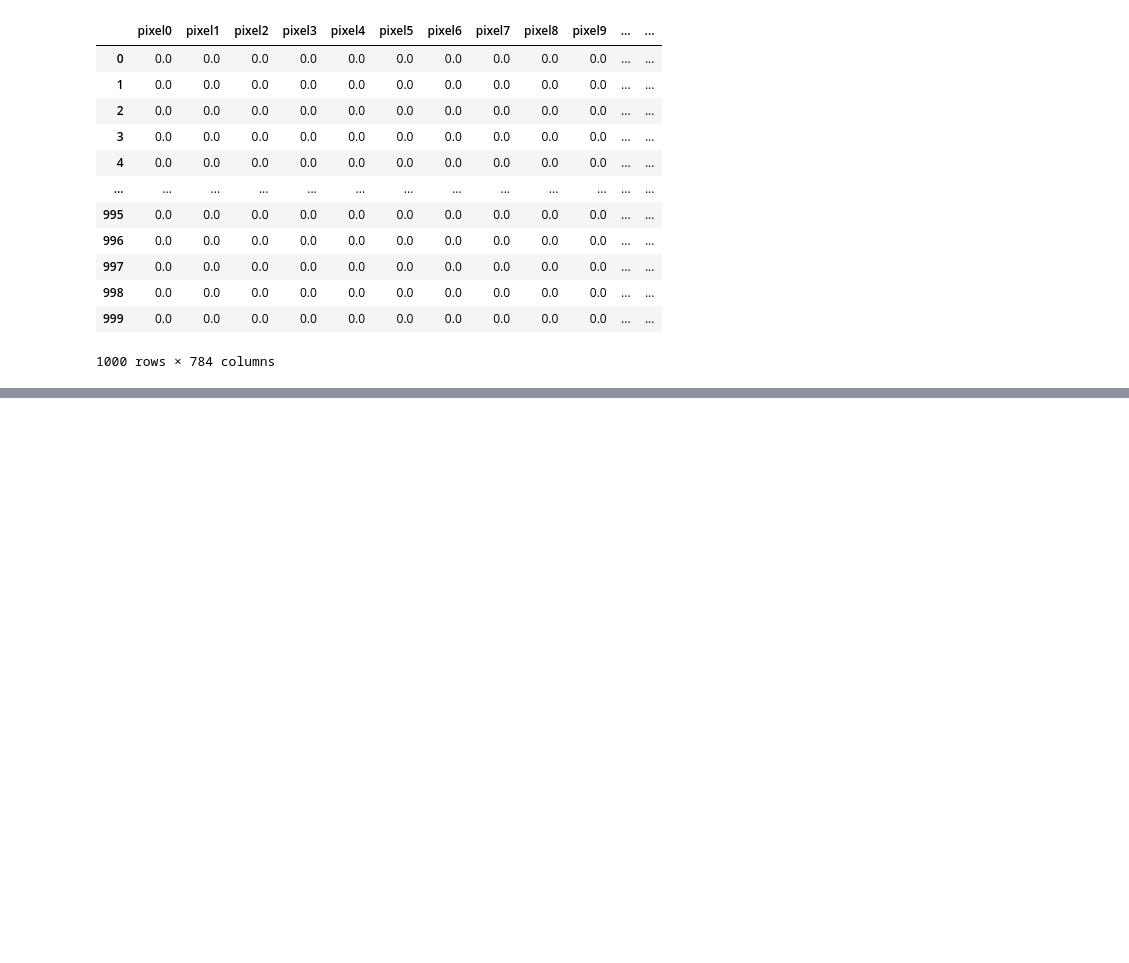
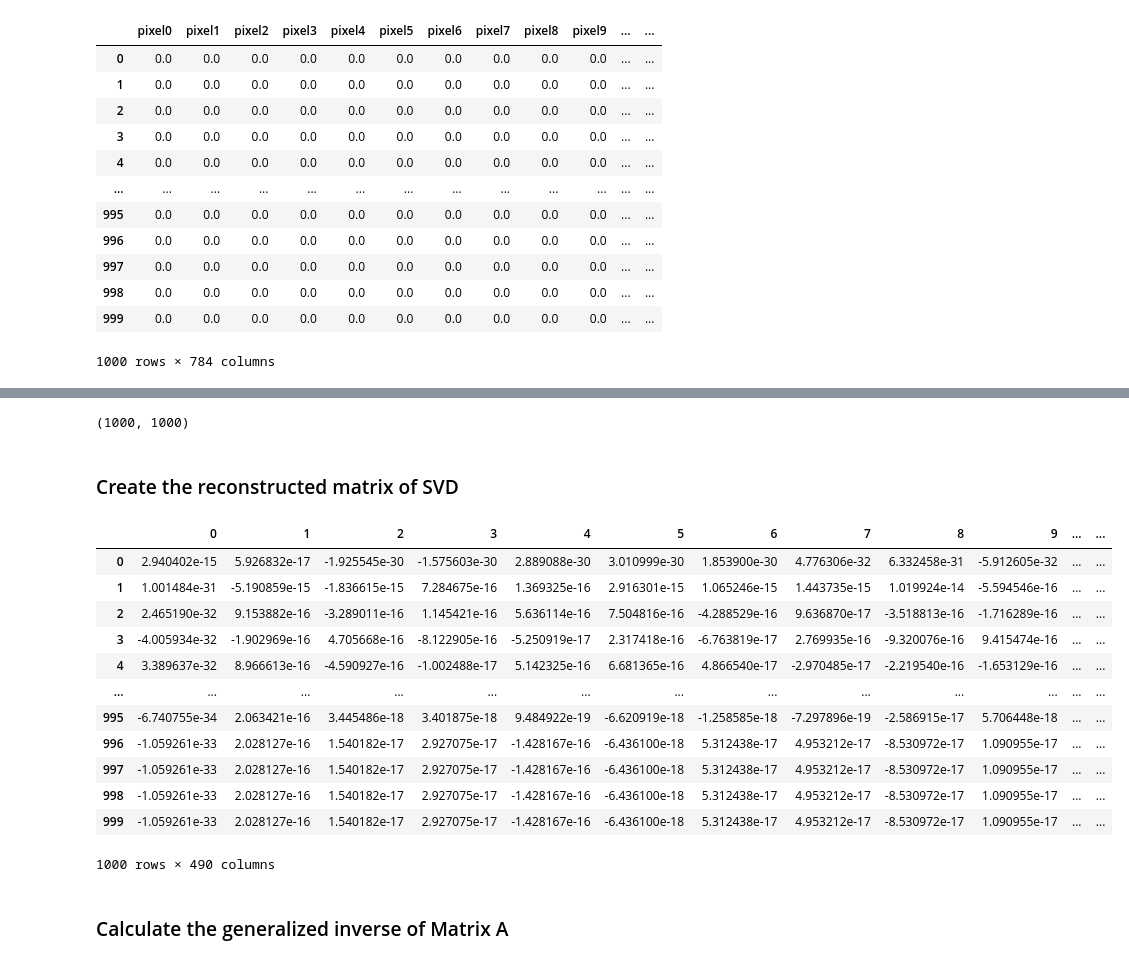
Before and after one commit to radiukpavlo/transition-matrix-ml, a Jupyter notebook: projects/mnist_transion-matrix-ml.ipynb, the cells around one changed output, grey strips where cells are left out. Drawn from its saved outputs; the diff is of its cells as text; code cells hidden in the pictures; blank space fills up the shorter version.

```diff
--- a/projects/mnist_transion-matrix-ml.ipynb
+++ b/projects/mnist_transion-matrix-ml.ipynb
@@ -1,13 +4,13 @@
 # %%
-import pandas as pd
+# URLs for the CSV files
+# url_csv_A = "https://raw.githubusercontent.com/radiukpavlo/transition-matrix-ml/main/mnist/mnist_matrix_A.csv"
+# url_csv_B = "https://raw.githubusercontent.com/radiukpavlo/transition-matrix-ml/main/mnist/mnist_matrix_B.csv"
 
-# URLs for the CSV files
-url_csv_A = "https://raw.githubusercontent.com/radiukpavlo/transition-matrix-ml/main/mnist/mnist_matrix_A.csv"
-url_csv_B = "https://raw.githubusercontent.com/radiukpavlo/transition-matrix-ml/main/mnist/mnist_matrix_B.csv"
+path_csv = '../mnist/'
 
 # Read the CSV files into pandas dataframes
-df_matrix_A = pd.read_csv(url_csv_A)
-df_matrix_B = pd.read_csv(url_csv_B)
+df_matrix_A = pd.read_csv(f"{path_csv}/mnist_matrix_A.csv")
+df_matrix_B = pd.read_csv(f"{path_csv}/mnist_matrix_B.csv")
 # %%
 df_matrix_A
 # %% [output]
@@ -94,0 +158,2 @@ matrix_B_final
+# %%
+df_matrix_A_final = pd.DataFrame(matrix_A_final)
@@ -94,0 +195,15 @@ matrix_B_final
+# %%
+# Receive values from the matrix A DataFrame
+matrix_A_final_values = df_matrix_A_final.values
+
+# Calculate SVD
+U, s, Vt = np.linalg.svd(matrix_A_final_values)
+
+# Construct the full diagonal matrix
+S = np.zeros(matrix_A_final_values.shape)
+for i in range(min(matrix_A_final_values.shape)):
+    S[i, i] = s[i]
+
+print("U:\n", U)
+print("\nS:\n", S)
+print("\nVt:\n", Vt)
@@ -94,0 +228,30 @@ matrix_B_final
+# %%
+U.shape
+# %% [output]
+(1000, 1000)
+# %% [markdown]
+### Create the reconstructed matrix of SVD
+# %%
+# Recompute the original matrix using U, S, and Vt
+reconstructed_matrix = U.dot(S.dot(Vt))
+
+# Convert the reconstructed matrix to a pandas DataFrame, if desired
+reconstructed_df = pd.DataFrame(reconstructed_matrix)
+# %%
+reconstructed_df
+# %% [output]
+|  | 0 | 1 | 2 | 3 | 4 | 5 | 6 | 7 | 8 | 9 | ... | ... |
+| 0 | 2.940402e-15 | 5.926832e-17 | -1.925545e-30 | -1.575603e-30 | 2.889088e-30 | 3.010999e-30 | 1.853900e-30 | 4.776306e-32 | 6.332458e-31 | -5.912605e-32 | ... | ... |
+| 1 | 1.001484e-31 | -5.190859e-15 | -1.836615e-15 | 7.284675e-16 | 1.369325e-16 | 2.916301e-15 | 1.065246e-15 | 1.443735e-15 | 1.019924e-14 | -5.594546e-16 | ... | ... |
+| 2 | 2.465190e-32 | 9.153882e-16 | -3.289011e-16 | 1.145421e-16 | 5.636114e-16 | 7.504816e-16 | -4.288529e-16 | 9.636870e-17 | -3.518813e-16 | -1.716289e-16 | ... | ... |
+| 3 | -4.005934e-32 | -1.902969e-16 | 4.705668e-16 | -8.122905e-16 | -5.250919e-17 | 2.317418e-16 | -6.763819e-17 | 2.769935e-16 | -9.320076e-16 | 9.415474e-16 | ... | ... |
+| 4 | 3.389637e-32 | 8.966613e-16 | -4.590927e-16 | -1.002488e-17 | 5.142325e-16 | 6.681365e-16 | 4.866540e-17 | -2.970485e-17 | -2.219540e-16 | -1.653129e-16 | ... | ... |
+| ... | ... | ... | ... | ... | ... | ... | ... | ... | ... | ... | ... | ... |
+| 995 | -6.740755e-34 | 2.063421e-16 | 3.445486e-18 | 3.401875e-18 | 9.484922e-19 | -6.620919e-18 | -1.258585e-18 | -7.297896e-19 | -2.586915e-17 | 5.706448e-18 | ... | ... |
+| 996 | -1.059261e-33 | 2.028127e-16 | 1.540182e-17 | 2.927075e-17 | -1.428167e-16 | -6.436100e-18 | 5.312438e-17 | 4.953212e-17 | -8.530972e-17 | 1.090955e-17 | ... | ... |
+| 997 | -1.059261e-33 | 2.028127e-16 | 1.540182e-17 | 2.927075e-17 | -1.428167e-16 | -6.436100e-18 | 5.312438e-17 | 4.953212e-17 | -8.530972e-17 | 1.090955e-17 | ... | ... |
+| 998 | -1.059261e-33 | 2.028127e-16 | 1.540182e-17 | 2.927075e-17 | -1.428167e-16 | -6.436100e-18 | 5.312438e-17 | 4.953212e-17 | -8.530972e-17 | 1.090955e-17 | ... | ... |
+| 999 | -1.059261e-33 | 2.028127e-16 | 1.540182e-17 | 2.927075e-17 | -1.428167e-16 | -6.436100e-18 | 5.312438e-17 | 4.953212e-17 | -8.530972e-17 | 1.090955e-17 | ... | ... |
+1000 rows × 490 columns
+# %% [markdown]
+### Calculate the generalized inverse of Matrix A
```
Also changed, not shown: parts of 24 cells of this notebook.
